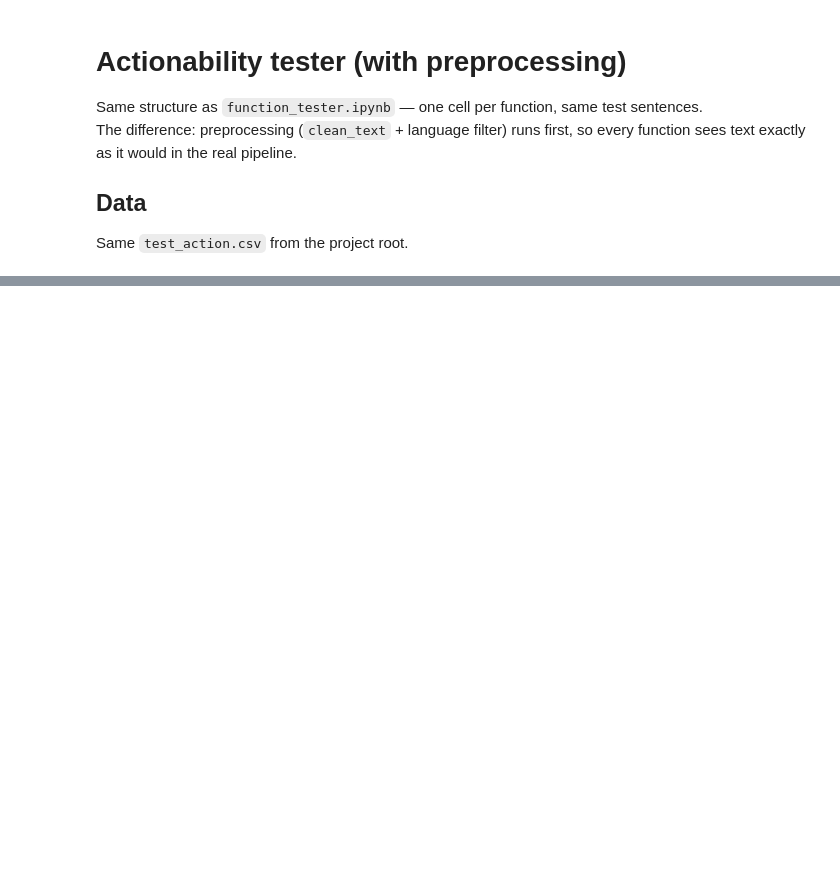
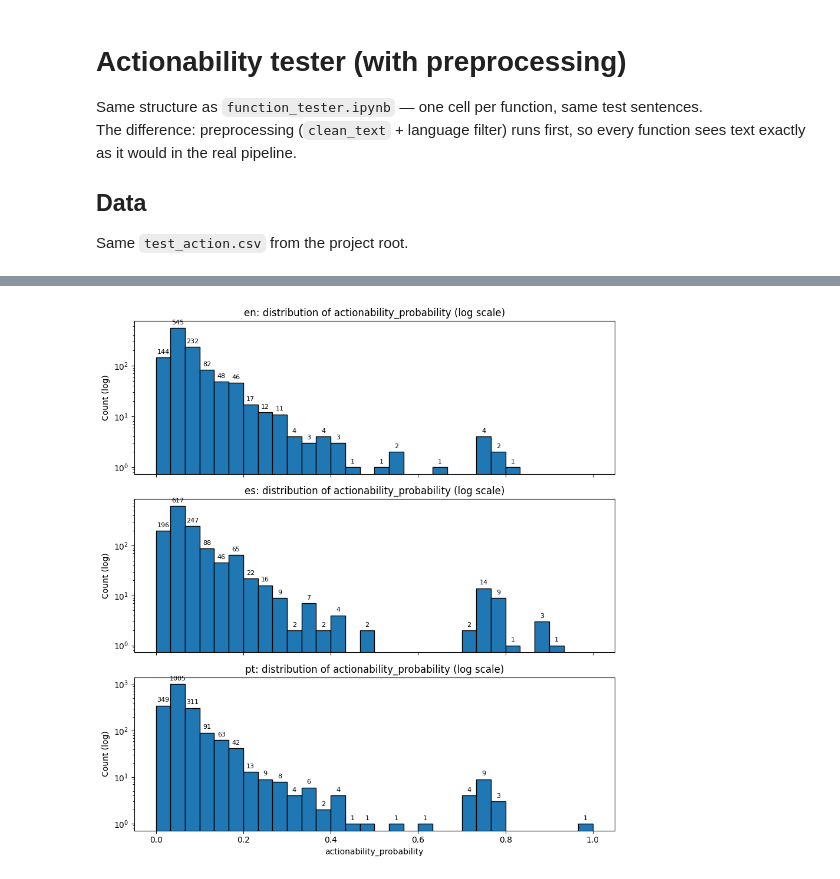
Before and after one commit to Lenap0911/NLP-model, a Jupyter notebook: nlp/actionability_tester.ipynb, the cells around one changed output, grey strips where cells are left out. Saved outputs shown, nothing was run; the diff lists cells and outputs as text; code cells hidden in the pictures; blank space fills up the shorter version.

```diff
--- a/nlp/actionability_tester.ipynb
+++ b/nlp/actionability_tester.ipynb
@@ -200,9 +9,0 @@ Interpretation: srl_complete=1 iff (has_agent and has_action and has_location)
-# %%
-for raw, lang, label in sentences:
-    feats = _extract_spacy_features(clean_text(raw), lang)
-    print(f"[{label}]")
-    print(f"  SRL   — agent={feats['has_agent']}  action={feats['has_action']}  location={feats['has_location']}  complete={feats['srl_complete']}")
-    print(f"  tense — past={feats['past_tense']}  present={feats['present_tense']}  future={feats['future_tense']}")
-    print(f"  locs  — {feats['top_locations']}")
-    print(f"  orgs  — {feats['top_orgs']}")
-    print()
@@ -290,0 +126,65 @@ print(f'locations found:   {feats["top_locations"]}')
+# %%
+# subplots: one histogram per language for actionability_probability (log y) with counts on bars
+import numpy as np
+import pandas as pd
+import matplotlib.pyplot as plt
+
+col = "actionability_probability"
+lang_col = "language"
+
+for c in [col, lang_col]:
+    if c not in df_out.columns:
+        raise KeyError(f"Column '{c}' not found. Available columns: {list(df_out.columns)}")
+
+dfp = df_out[[col, lang_col]].copy()
+dfp[col] = pd.to_numeric(dfp[col], errors="coerce")
+dfp[lang_col] = dfp[lang_col].astype(str).str.strip().str.lower()
+dfp = dfp.dropna(subset=[col, lang_col])
+
+langs = sorted(dfp[lang_col].unique().tolist())
+if not langs:
+    raise ValueError("No languages found.")
+
+# Use shared bins across languages so plots are comparable
+xmin = float(dfp[col].min())
+xmax = float(dfp[col].max())
+if xmin == xmax:
+    # degenerate case: all probs equal
+    bins = np.linspace(max(0.0, xmin - 1e-6), min(1.0, xmax + 1e-6), 2)
+else:
+    bins = np.linspace(xmin, xmax, 31)  # 30 bins
+
+fig, axes = plt.subplots(nrows=len(langs), ncols=1, figsize=(9, 3.2 * len(langs)), sharex=True)
+if len(langs) == 1:
+    axes = [axes]
+
+for ax, lang in zip(axes, langs):
+    s = dfp.loc[dfp[lang_col] == lang, col]
+
+    counts, _, patches = ax.hist(s, bins=bins, edgecolor="black")
+    ax.set_yscale("log")
+    ax.set_title(f"{lang}: distribution of {col} (log scale)")
+    ax.set_ylabel("Count (log)")
+
+    # label counts on bars
+    for c, p in zip(counts, patches):
+        if c <= 0:
+            continue
+        x = p.get_x() + p.get_width() / 2
+        y = p.get_height()
+        ax.annotate(
+            f"{int(c)}",
+            (x, y),
+            ha="center",
+            va="bottom",
+            fontsize=8,
+            textcoords="offset points",
+            xytext=(0, 3),
+        )
+
+axes[-1].set_xlabel(col)
+
+plt.tight_layout()
+plt.show()
+# %% [output]
+[figure, added]
```
Also changed, not shown: parts of 24 cells of this notebook, 3 other files.
